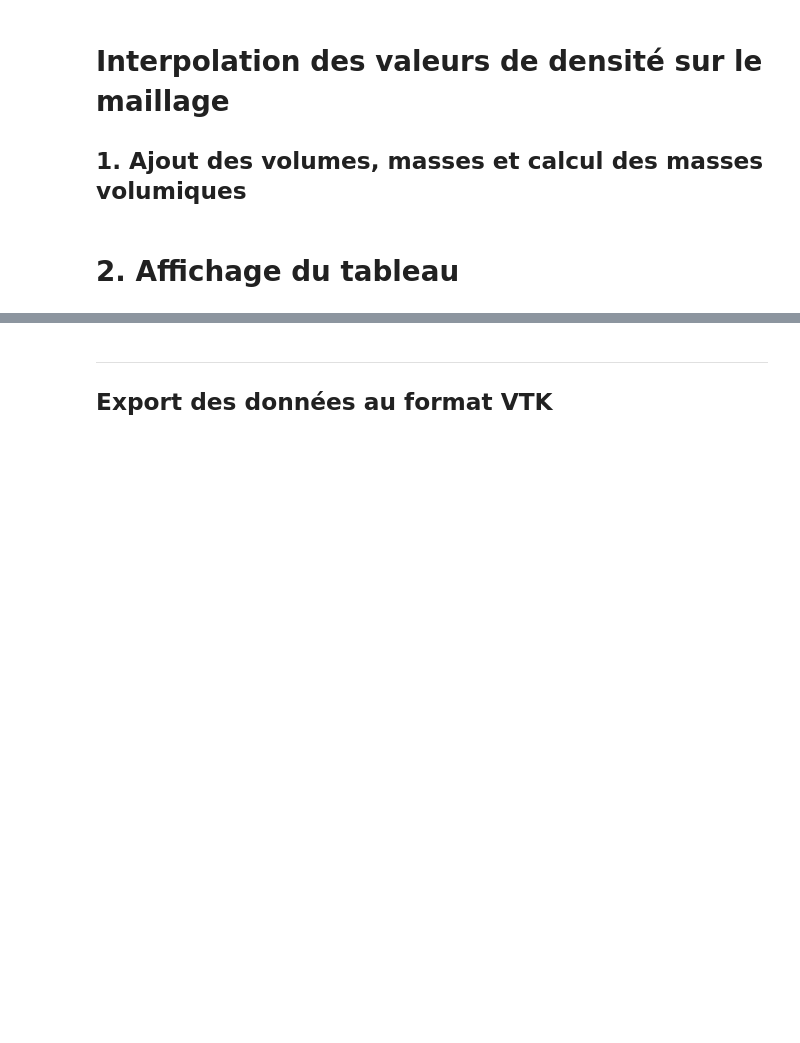
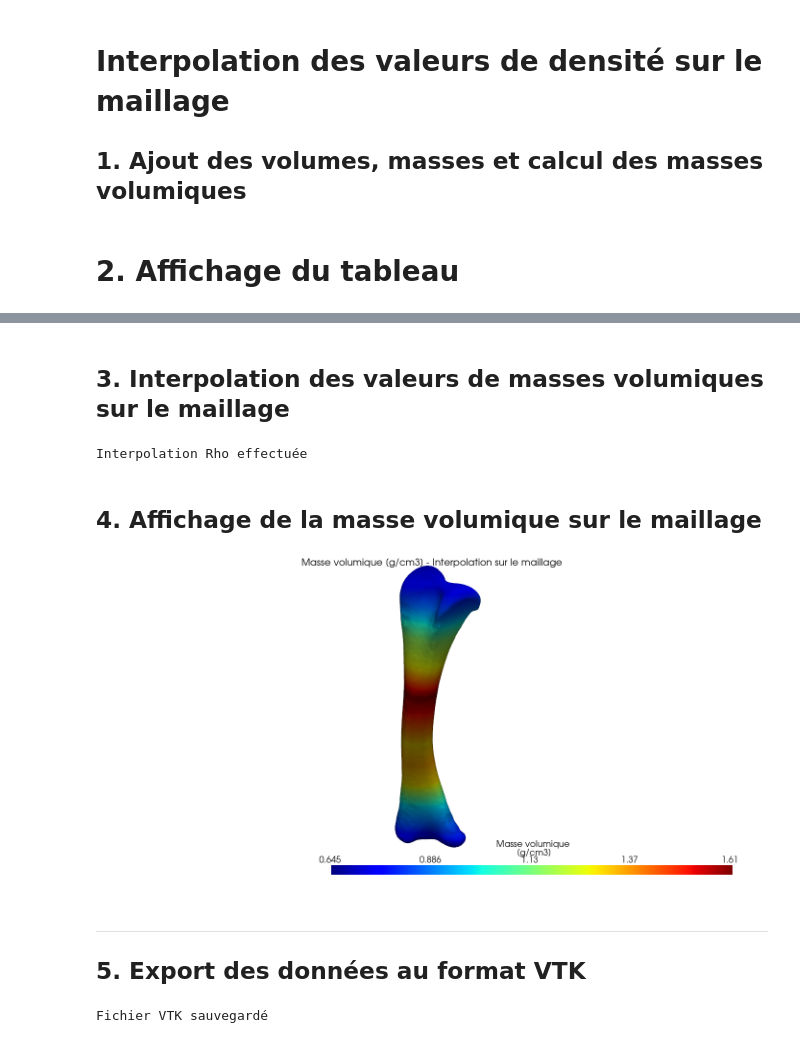
Before and after one commit to duclanruen/ArtoisProjects, a Jupyter notebook: chimie/Enzo/Enzo-Post-TT.ipynb, the cells around one changed output, grey strips where cells are left out. Drawn from its saved outputs; the diff is of its cells as text; code cells hidden in the pictures; blank space fills up the shorter version.

```diff
--- a/chimie/Enzo/Enzo-Post-TT.ipynb
+++ b/chimie/Enzo/Enzo-Post-TT.ipynb
@@ -354,12 +354,6 @@ plt.show()
 x_data = np.array(x_list)+xmin
 Ca_data = np.array(df["Col_B1"])
 P_data = np.array(df["Col_C1"])
-
-# Vérifier que le vecteur des abscisses soit en ordre croissant
-order = np.argsort(x_data)
-x_data = x_data[order]
-Ca_data = Ca_data[order]
-P_data = P_data[order]
 
 # Position en x de chaque point du maillage
 x_vertices = mesh.points[:, 0]
@@ -476,11 +471,70 @@ display(df.rename(columns=labels))
 | 9 | 10 | 20.25 | 0.5 | 6.43 | 0.5 | 90.181196 | 1.163 | ... |
 | 10 | 11 | 17.87 | 0.5 | 5.88 | 0.5 | 100.201329 | 1.791 | ... |
 | 11 | 12 | 20.77 | 0.5 | 6.70 | 0.5 | 110.221462 | 1.112 | ... |
+# %% [markdown]
+## 3. Interpolation des valeurs de masses volumiques sur le maillage
+# %%
+# @title
+# Vérifier que le vecteur des abscisses soit en ordre croissant
+rho_data = np.array(df["Col_G"])
+
+# Création de la fonction d'interpolation
+rho_vertices = np.interp(x_vertices, x_data, rho_data)
+
+# Ajout du champ scalaire aux points
+mesh.point_data["rho"] = rho_vertices
+
+print("Interpolation Rho effectuée")
+# %% [output]
+Interpolation Rho effectuée
+# %% [markdown]
+## 4. Affichage de la masse volumique sur le maillage
+# %%
+# @title
+# Pour afficher les deux maillages en même temps, on va en faire des copies indépendantes
+pv.set_jupyter_backend("static")
+
+# Copie sans partage des données
+m3 = mesh.copy(deep=True)
+
+# Forcer le champ actif dans le subplot
+m3.set_active_scalars("rho")
+
+# Affichage des deux maillages
+p = pv.Plotter(notebook=True, window_size=(1400, 700))
+
+p.add_mesh(
+    m3,
+    scalars="rho",
+    cmap="jet",
+    clim=[float(np.nanmin(rho_vertices)), float(np.nanmax(rho_vertices))],
+    show_scalar_bar=True,
+    scalar_bar_args={"title": "Masse volumique\n [g/cm3]"},
+)
+
+# Réglage de la caméra par angles (azimuth/elevation/roll)
+p.view_isometric()
+p.camera.azimuth = az.value
+p.camera.elevation = el.value
+p.camera.roll = rl.value
+p.set_background("white")
+
+p.add_text(
+    "Masse volumique [g/cm3] - Interpolation sur le maillage",
+    position="upper_edge",
+    font_size=8,
+)
+
+p.show()
+# %% [output]
+[figure, added]
 # %% [markdown]
 ---
-## Export des données au format VTK
+## 5. Export des données au format VTK
 # %%
 # @title
 # Sauvegarde au format VTK
 mesh.save("chicken-02.vtk")
 print("Fichier VTK sauvegardé")
+# %% [output]
+Fichier VTK sauvegardé
```
Also changed, not shown: parts of 5 cells of this notebook, 7 other files.
